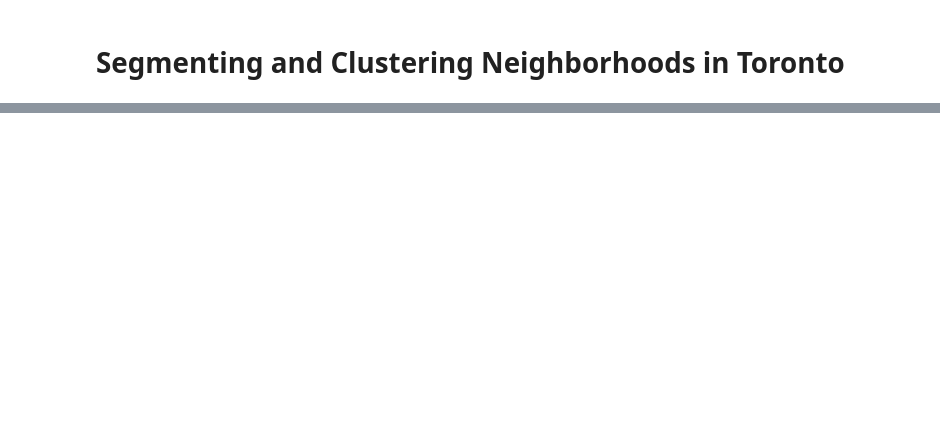
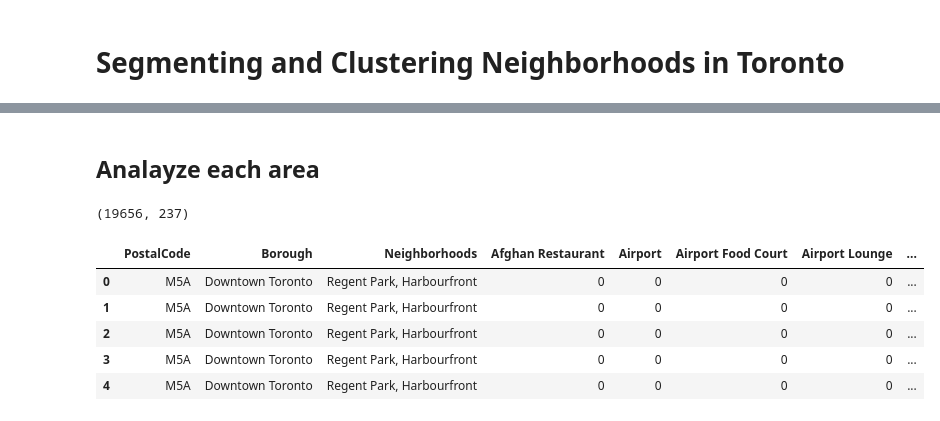
Before and after one commit to hrd1795/Coursera_Capstone, a Jupyter notebook: Segmenting and Clustering Neighborhoods in Toronto.ipynb, the cells around one changed output, grey strips where cells are left out. Drawn from its saved outputs; the diff is of its cells as text; code cells hidden in the pictures; blank space fills up the shorter version.

```diff
--- a/Segmenting and Clustering Neighborhoods in Toronto.ipynb
+++ b/Segmenting and Clustering Neighborhoods in Toronto.ipynb
@@ -181,0 +201,18 @@ Latitude and longitude values of Not assigned
+# %%
+# create map of Toronto using latitude and longitude values
+map_toronto = folium.Map(location=[latitude, longitude], zoom_start=10)
+
+# add markers to map
+for lat, lng, borough, neighborhood in zip(toronto_df_new['Latitude'], toronto_df_new['Longitude'], toronto_df_new['Borough'], toronto_df_new['Neighborhood']):
+    label = '{}, {}'.format(neighborhood, borough)
+    label = folium.Popup(label, parse_html=True)
+    folium.CircleMarker(
+        [lat, lng],
+        radius=5,
+        popup=label,
+        color='blue',
+        fill=True,
+        fill_color='#3186cc',
+        fill_opacity=0.7).add_to(map_toronto)
+
+map_toronto
@@ -181,0 +306,25 @@ Latitude and longitude values of Not assigned
+# %% [markdown]
+## Analayze each area
+# %%
+# one hot encoding
+toronto_onehot = pd.get_dummies(venues_df[['VenueCategory']], prefix="", prefix_sep="")
+
+# add postal, borough and neighborhood column back to dataframe
+toronto_onehot['PostalCode'] = venues_df['PostalCode']
+toronto_onehot['Borough'] = venues_df['Borough']
+toronto_onehot['Neighborhoods'] = venues_df['Neighborhood']
+
+# move postal, borough and neighborhood column to the first column
+fixed_columns = list(toronto_onehot.columns[-3:]) + list(toronto_onehot.columns[:-3])
+toronto_onehot = toronto_onehot[fixed_columns]
+
+print(toronto_onehot.shape)
+toronto_onehot.head()
+# %% [output]
+(19656, 237)
+|  | PostalCode | Borough | Neighborhoods | Afghan Restaurant | Airport | Airport Food Court | Airport Lounge | ... |
+| 0 | M5A | Downtown Toronto | Regent Park, Harbourfront | 0 | 0 | 0 | 0 | ... |
+| 1 | M5A | Downtown Toronto | Regent Park, Harbourfront | 0 | 0 | 0 | 0 | ... |
+| 2 | M5A | Downtown Toronto | Regent Park, Harbourfront | 0 | 0 | 0 | 0 | ... |
+| 3 | M5A | Downtown Toronto | Regent Park, Harbourfront | 0 | 0 | 0 | 0 | ... |
+| 4 | M5A | Downtown Toronto | Regent Park, Harbourfront | 0 | 0 | 0 | 0 | ... |
```
Also changed, not shown: parts of 44 cells of this notebook.
